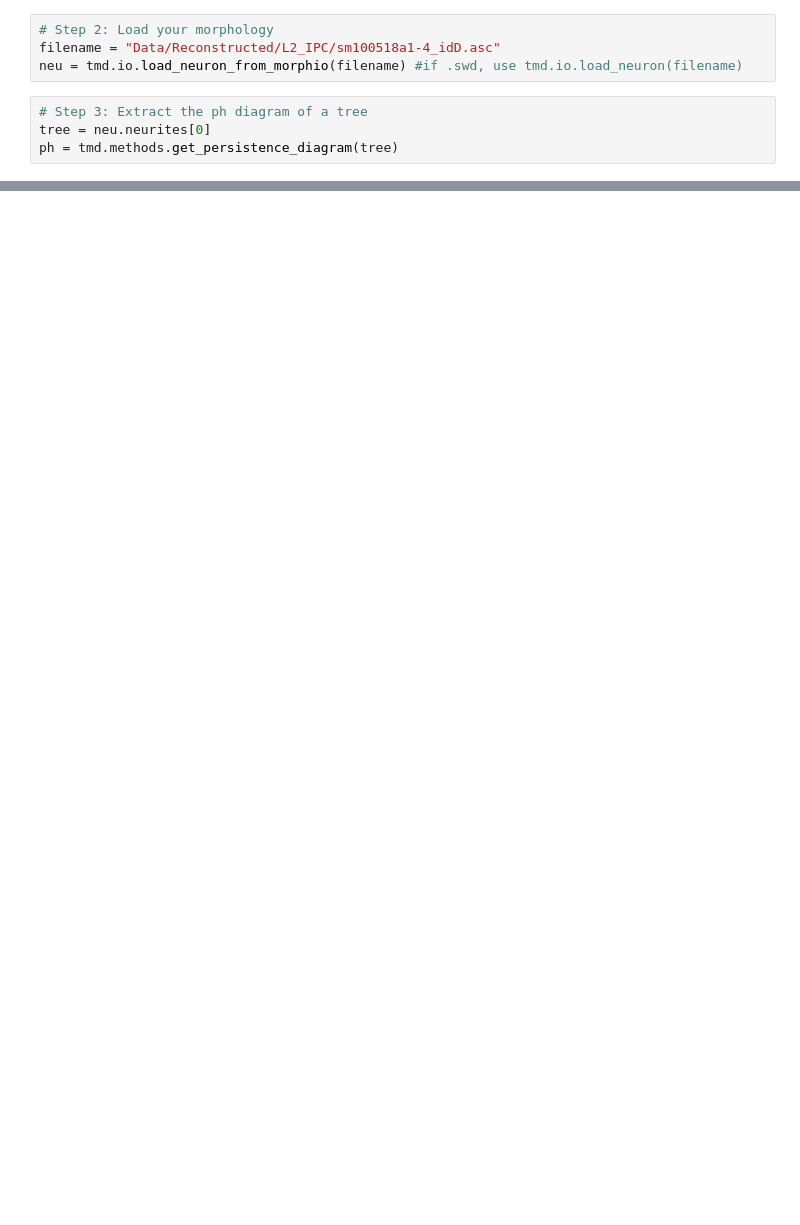
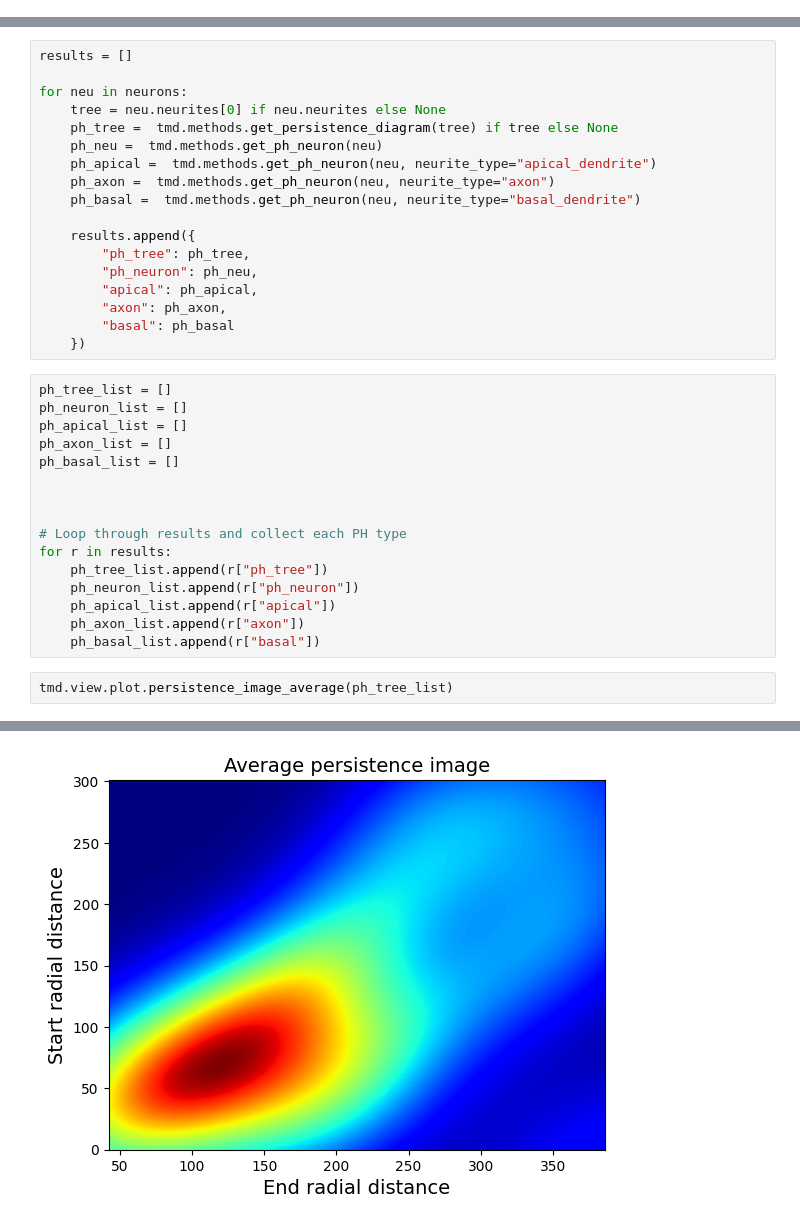
Before and after one commit to araccoon22/Master_Thesis, a Jupyter notebook: extract_ph_multiple_neurons.ipynb, the cells around one changed output, grey strips where cells are left out. Drawn from its saved outputs; the diff is of its cells as text; blank space fills up the shorter version.

```diff
--- a/extract_ph_multiple_neurons.ipynb
+++ b/extract_ph_multiple_neurons.ipynb
@@ -10,8 +12,0 @@ import matplotlib.pyplot as plt
-# %%
-# Step 2: Load your morphology
-filename = "Data/Reconstructed/L2_IPC/sm100518a1-4_idD.asc"
-neu = tmd.io.load_neuron_from_morphio(filename) #if .swd, use tmd.io.load_neuron(filename)
-# %%
-# Step 3: Extract the ph diagram of a tree
-tree = neu.neurites[0]
-ph = tmd.methods.get_persistence_diagram(tree)
@@ -76,0 +61,37 @@ plot.persistence_image(ph_apical)
+# %%
+results = []
+
+for neu in neurons:
+    tree = neu.neurites[0] if neu.neurites else None
+    ph_tree =  tmd.methods.get_persistence_diagram(tree) if tree else None
+    ph_neu =  tmd.methods.get_ph_neuron(neu)
+    ph_apical =  tmd.methods.get_ph_neuron(neu, neurite_type="apical_dendrite")
+    ph_axon =  tmd.methods.get_ph_neuron(neu, neurite_type="axon")
+    ph_basal =  tmd.methods.get_ph_neuron(neu, neurite_type="basal_dendrite")
+
+    results.append({
+        "ph_tree": ph_tree,
+        "ph_neuron": ph_neu,
+        "apical": ph_apical,
+        "axon": ph_axon,
+        "basal": ph_basal
+    })
+# %%
+ph_tree_list = []
+ph_neuron_list = []
+ph_apical_list = []
+ph_axon_list = []
+ph_basal_list = []
+
+
+
+# Loop through results and collect each PH type
+for r in results:
+    ph_tree_list.append(r["ph_tree"])
+    ph_neuron_list.append(r["ph_neuron"])
+    ph_apical_list.append(r["apical"])
+    ph_axon_list.append(r["axon"])
+    ph_basal_list.append(r["basal"])
+# %%
+tmd.view.plot.persistence_image_average(ph_tree_list)
+# %% [output]
@@ -76,0 +113 @@ plot.persistence_image(ph_apical)
+[figure, added]
```
Also changed, not shown: parts of 16 cells of this notebook, 3 other files.
